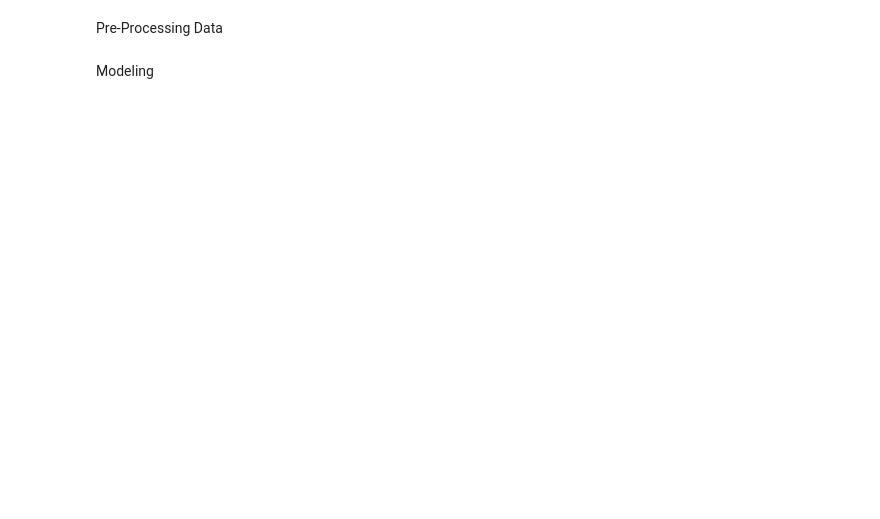
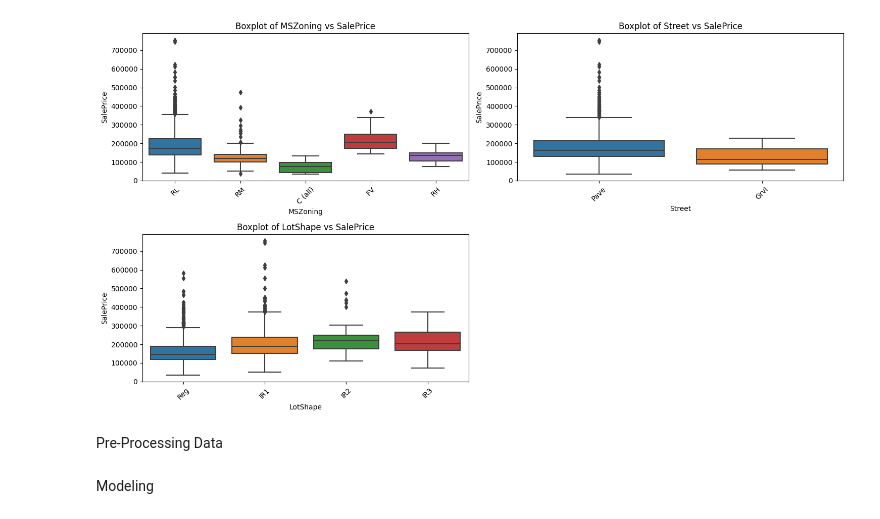
Before and after one commit to AdamNur422/Project-3-ITCS-3162, a Jupyter notebook: Project3.ipynb, the cells around one changed output. Saved outputs shown, nothing was run; the diff lists cells and outputs as text; code cells hidden in the pictures; blank space fills up the shorter version.

```diff
--- a/Project3.ipynb
+++ b/Project3.ipynb
@@ -1,2 +27,15 @@
+# %%
+categorical_features = ['MSZoning', 'Street', 'LotShape']
+
+plt.figure(figsize=(15, 8))
+for i, feature in enumerate(categorical_features, 1):
+    plt.subplot(2, 2, i)
+    sns.boxplot(data=train_data, x=feature, y='SalePrice')
+    plt.title(f"Boxplot of {feature} vs SalePrice")
+    plt.xticks(rotation=45)
+plt.tight_layout()
+plt.show()
+# %% [output]
+[figure, added]
 # %% [markdown]
 Pre-Processing Data
```
Also changed, not shown: parts of 28 cells of this notebook.
